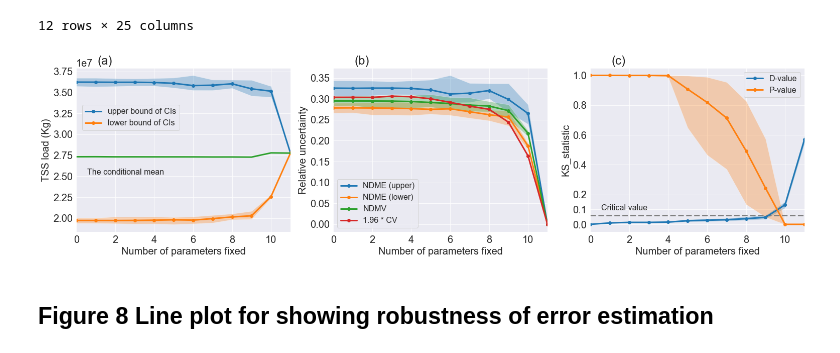
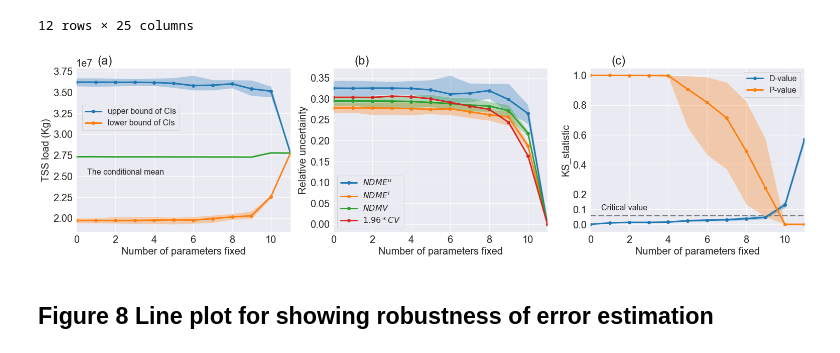
Before and after one commit to QianWanghhu/factor_fixing, a Jupyter notebook: qian_dev/visualization.ipynb, the cells around one changed output. Drawn from its saved outputs; the diff is of its cells as text; code cells hidden in the pictures.

Commit message:
Change the format of labels in NDME in visualization.ipynb
Change the format from NDME(upper) as NDME^u

```diff
--- a/qian_dev/visualization.ipynb
+++ b/qian_dev/visualization.ipynb
@@ -224,35 +224,35 @@ ax.text(0.05, 0.35, 'The conditional mean', transform=ax.transAxes, fontsize=fs)
 
 ax.set_ylabel('TSS load (Kg)')
 ax.legend(['upper bound of CIs', 'lower bound of CIs'], fontsize=fs, bbox_to_anchor=(0.5, 0.8))
 # ax.set_title("(a)", loc='center left', fontsize=24)
 ax.set_xlabel('Number of parameters fixed');
 ax.text(0.1, 1.02, "(a)", transform=ax.transAxes, fontsize=24)
 
 ax1 = df.plot(x_col, ['upper_mean', 'lower_mean', 'cf_median_mean', 'cf_cv'], marker='o', ax=axes[1])
 ax1.fill_between(df.loc[:, x_col], df.upper_mean_lower, df.upper_mean_upper, alpha=0.3)
 ax1.fill_between(df.loc[:, x_col], df.lower_mean_lower, df.lower_mean_upper, alpha=0.3)
 ax1.fill_between(df.loc[:, x_col], df.cf_median_lower, df.cf_median_upper, alpha=0.3)
 ax1.set_ylabel('Relative uncertainty')
-ax1.legend(['NDME (upper)', 'NDME (lower)', 'NDMV', '1.96 * CV'], fontsize=fs)
+ax1.legend([r'$NDME^{u}$', r'$NDME^{l}$', r'$NDMV$', r'$1.96 * CV$'], fontsize=fs)
 # ax1.set_title("(b)", loc='left', fontsize=24);
 ax1.text(0.1, 1.02, "(b)", transform=ax1.transAxes, fontsize=24)
 ax1.set_xlabel('Number of parameters fixed');
 
 ax2 = df.plot(x_col,['ks', 'pvalue'], marker='o', ax=axes[2])
 ax2.fill_between(df.loc[:, x_col], df.ks_lower, df.ks_upper, alpha=0.3)
 ax2.fill_between(df.loc[:, x_col], df.pvalue_lower, df.pvalue_upper, alpha=0.3)
 ax2.hlines(0.061, xmin=0, xmax=11, linestyle = '--', color='grey')
 ax2.text(0.05, 0.13, 'Critical value', transform=ax2.transAxes, fontsize=fs) #c='k',
 ax2.set_xlim(*x_range)
 ax2.set_yticks([0, 0.1, 0.2, 0.4, 0.6, 0.8, 1.0])
 ax2.set_ylabel('KS_statistic')
 ax2.legend(['D-value', 'P-value'], fontsize=fs) ;
 ax2.set_xlabel('Number of parameters fixed');
 # ax2.set_title("(c)", loc='left', fontsize=24);
 ax2.text(0.1, 1.02, "(c)", transform=ax2.transAxes, fontsize=24);
 plt.savefig(f'{path_save}/jpg/{product_uniform}_figure7_uncertainty_communication.jpg', format='jpg', dpi=300, bbox_inches='tight')
 # %% [output]
-[figure, old version]
+[figure, new version]
 # %% [markdown]
 ## Figure 8 Line plot for showing robustness of error estimation
 # %%
```
Also changed, not shown: parts of 1 cell of this notebook.
